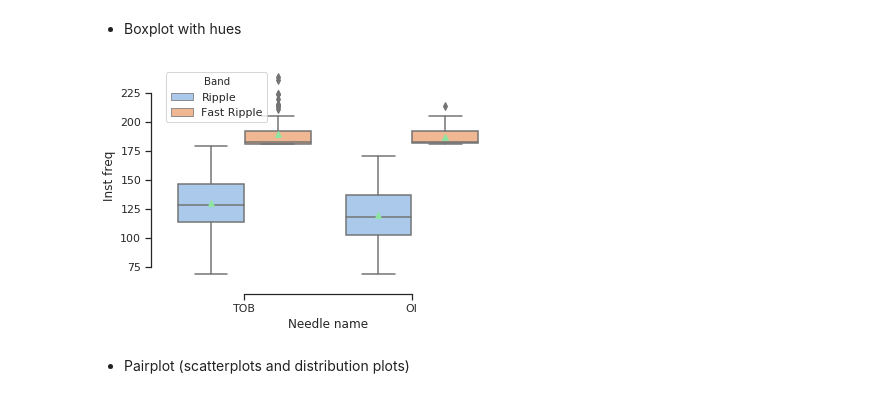
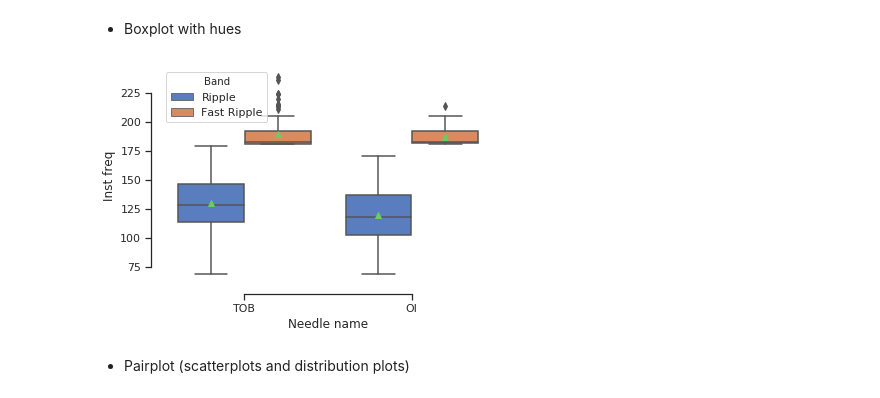
Before and after one commit to cmiglio/signal_processing_with_python, a Jupyter notebook: signal_processing_with_python.ipynb, the cells around one changed output. Cells and saved outputs as stored; diff of their text form; code cells hidden in the pictures.

```diff
--- a/signal_processing_with_python.ipynb
+++ b/signal_processing_with_python.ipynb
@@ -60,7 +60,7 @@ We will load the data that, in this case, is stored in a *.mat* file. We can imp
 # Files were saved into a structure, you should know the names of each field
 # in the structure. If not, you can check de names usign structure.keys().
 # The squeeze_me parameter must be set to True.
-structure = loadmat('signals.mat',squeeze_me=True)
+structure = loadmat('signal_processing_with_python/signals.mat',squeeze_me=True)
 data = structure['data']
 sfreq = structure['sfreq']
 ch_names = structure['ch_names']
@@ -364,12 +364,12 @@ sns.despine(offset=10, trim=True)
 # %% [markdown]
 * Boxplot with hues
 # %%
-sns.set(style="ticks", palette="pastel")
+sns.set(style="ticks", palette="muted")
 sns.boxplot(x="Needle name", y="Inst freq", hue = "Band",
             data=features, showmeans=True)
 sns.despine(offset=10, trim=True)
 # %% [output]
-[figure, old version]
+[figure, new version]
 # %% [markdown]
 * Pairplot (scatterplots and distribution plots)
 # %%
```
